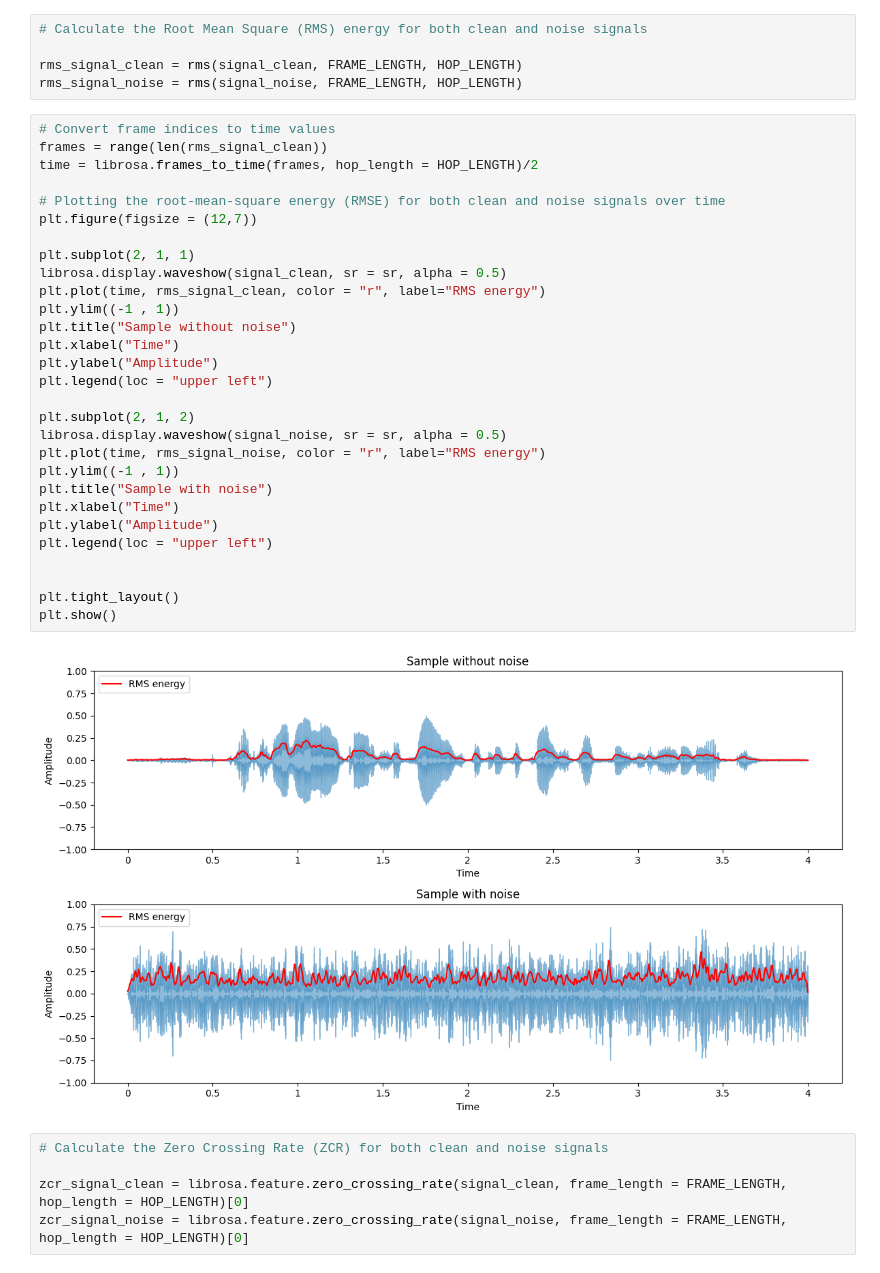
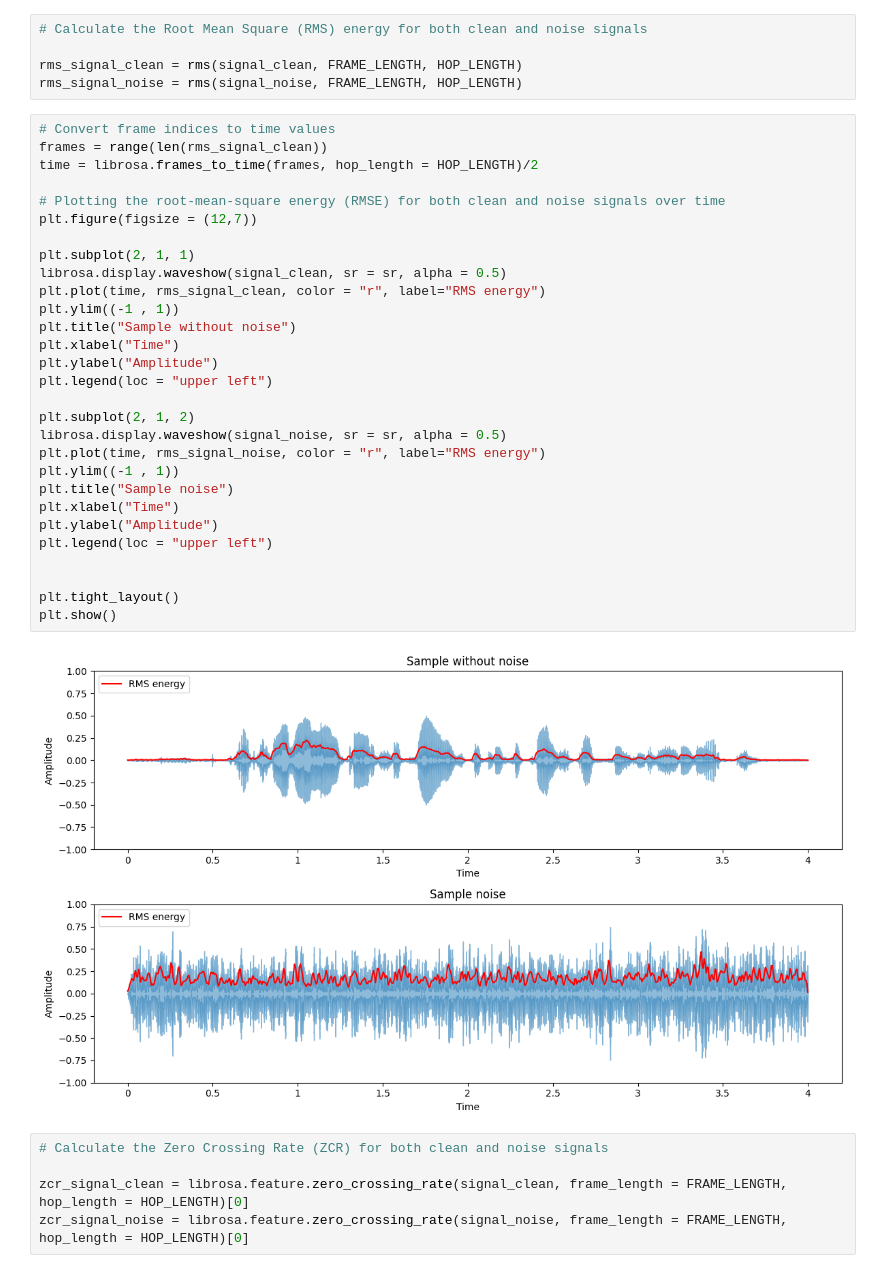
Before and after one commit to MahyarFardin/Deep-white-noise-elimination-using-recurrent-and-convolutional-generative-adversial-networks, a Jupyter notebook: dataset_overview.ipynb, the cells around one changed output. Cells and saved outputs as stored; diff of their text form.

```diff
--- a/dataset_overview.ipynb
+++ b/dataset_overview.ipynb
@@ -156,34 +158,34 @@ rms_signal_noise = rms(signal_noise, FRAME_LENGTH, HOP_LENGTH)
 # %%
 # Convert frame indices to time values
 frames = range(len(rms_signal_clean))
 time = librosa.frames_to_time(frames, hop_length = HOP_LENGTH)/2
 
 # Plotting the root-mean-square energy (RMSE) for both clean and noise signals over time
 plt.figure(figsize = (12,7))
 
 plt.subplot(2, 1, 1)
 librosa.display.waveshow(signal_clean, sr = sr, alpha = 0.5)
 plt.plot(time, rms_signal_clean, color = "r", label="RMS energy")
 plt.ylim((-1 , 1))
 plt.title("Sample without noise")
 plt.xlabel("Time")
 plt.ylabel("Amplitude")
 plt.legend(loc = "upper left")
 
 plt.subplot(2, 1, 2)
 librosa.display.waveshow(signal_noise, sr = sr, alpha = 0.5)
 plt.plot(time, rms_signal_noise, color = "r", label="RMS energy")
 plt.ylim((-1 , 1))
-plt.title("Sample with noise")
+plt.title("Sample noise")
 plt.xlabel("Time")
 plt.ylabel("Amplitude")
 plt.legend(loc = "upper left")
 
 
 plt.tight_layout()
 plt.show()
 # %% [output]
-[figure, old version]
+[figure, new version]
 # %%
 # Calculate the Zero Crossing Rate (ZCR) for both clean and noise signals
 
```
Also changed, not shown: parts of 7 cells of this notebook.
